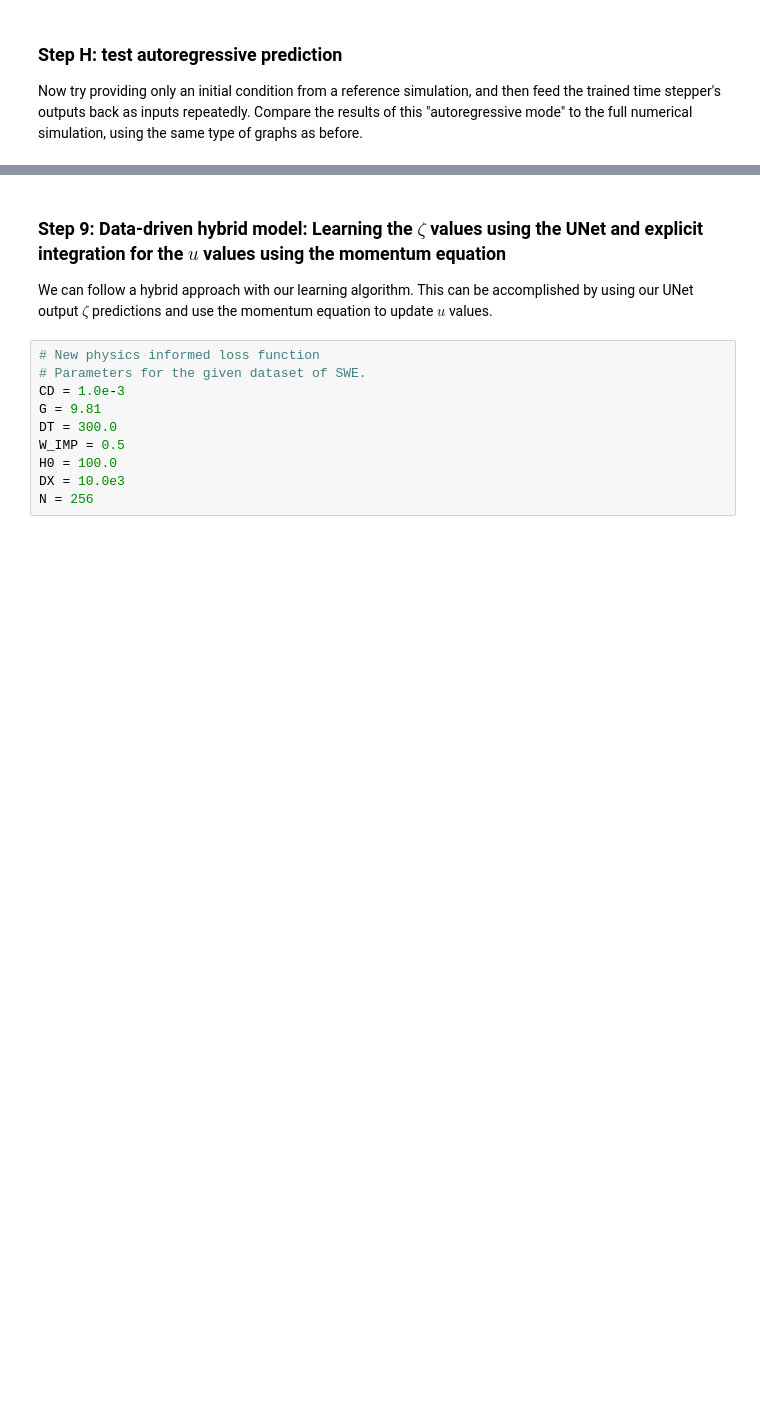
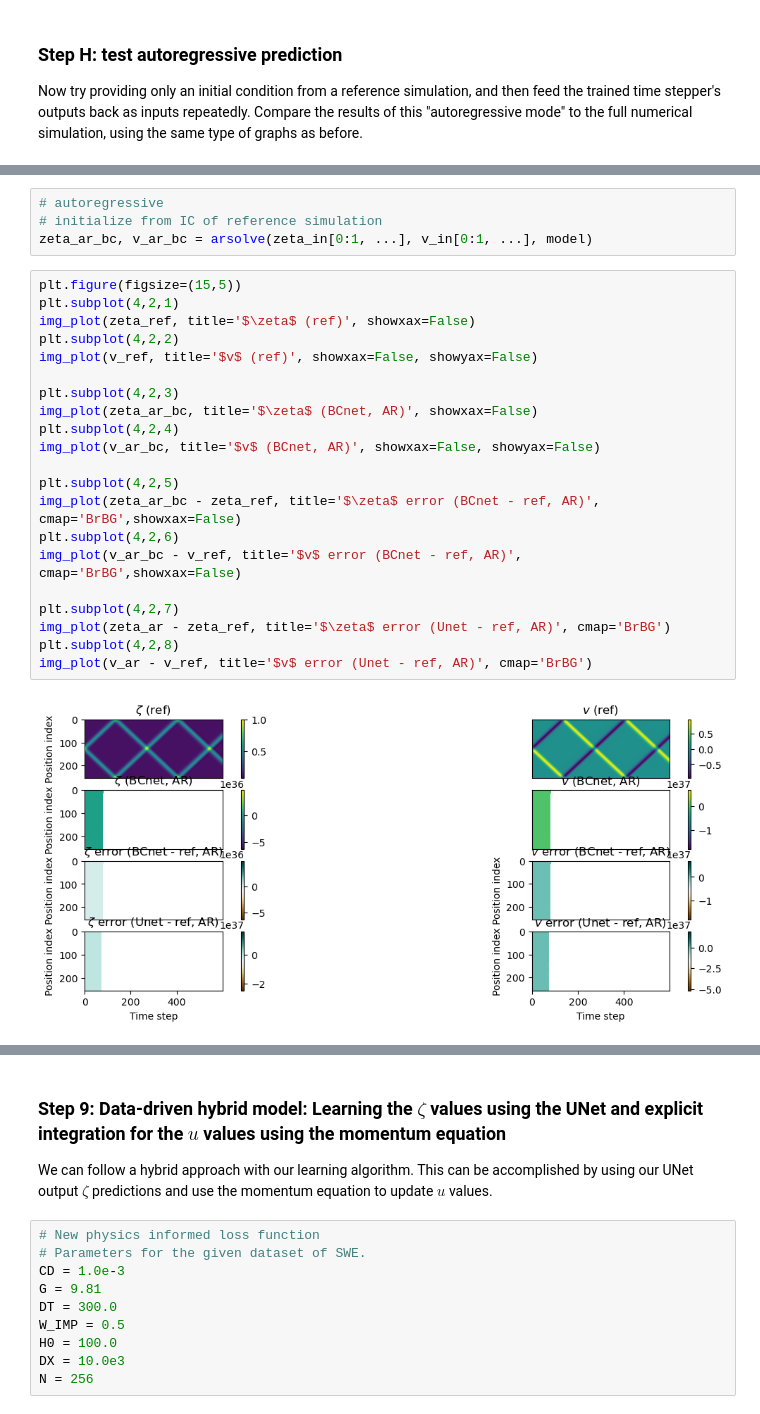
Before and after one commit to alicanbekar/pi_lecture_pytorch, a Jupyter notebook: swe_instructor_code.ipynb, the cells around one changed output, grey strips where cells are left out. Drawn from its saved outputs; the diff is of its cells as text; blank space fills up the shorter version.

```diff
--- a/swe_instructor_code.ipynb
+++ b/swe_instructor_code.ipynb
@@ -575,0 +675,27 @@ Below
+# %%
+# autoregressive
+# initialize from IC of reference simulation
+zeta_ar_bc, v_ar_bc = arsolve(zeta_in[0:1, ...], v_in[0:1, ...], model)
+# %%
+plt.figure(figsize=(15,5))
+plt.subplot(4,2,1)
+img_plot(zeta_ref, title='$\zeta$ (ref)', showxax=False)
+plt.subplot(4,2,2)
+img_plot(v_ref, title='$v$ (ref)', showxax=False, showyax=False)
+
+plt.subplot(4,2,3)
+img_plot(zeta_ar_bc, title='$\zeta$ (BCnet, AR)', showxax=False)
+plt.subplot(4,2,4)
+img_plot(v_ar_bc, title='$v$ (BCnet, AR)', showxax=False, showyax=False)
+
+plt.subplot(4,2,5)
+img_plot(zeta_ar_bc - zeta_ref, title='$\zeta$ error (BCnet - ref, AR)', cmap='BrBG',showxax=False)
+plt.subplot(4,2,6)
+img_plot(v_ar_bc - v_ref, title='$v$ error (BCnet - ref, AR)', cmap='BrBG',showxax=False)
+
+plt.subplot(4,2,7)
+img_plot(zeta_ar - zeta_ref, title='$\zeta$ error (Unet - ref, AR)', cmap='BrBG')
+plt.subplot(4,2,8)
+img_plot(v_ar - v_ref, title='$v$ error (Unet - ref, AR)', cmap='BrBG')
+# %% [output]
+[figure, added]
```
Also changed, not shown: parts of 43 cells of this notebook.
